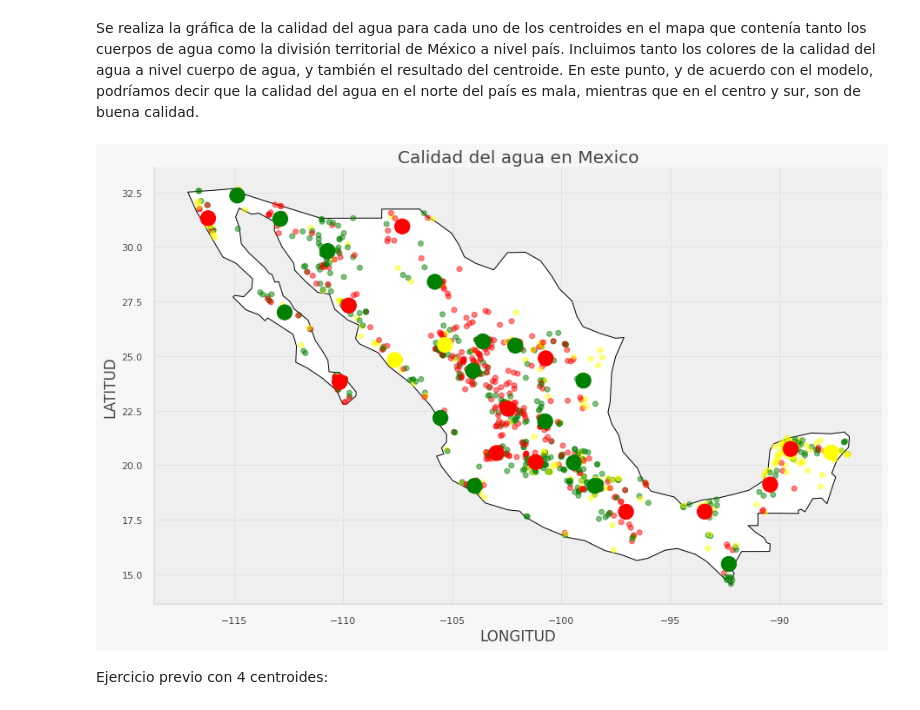
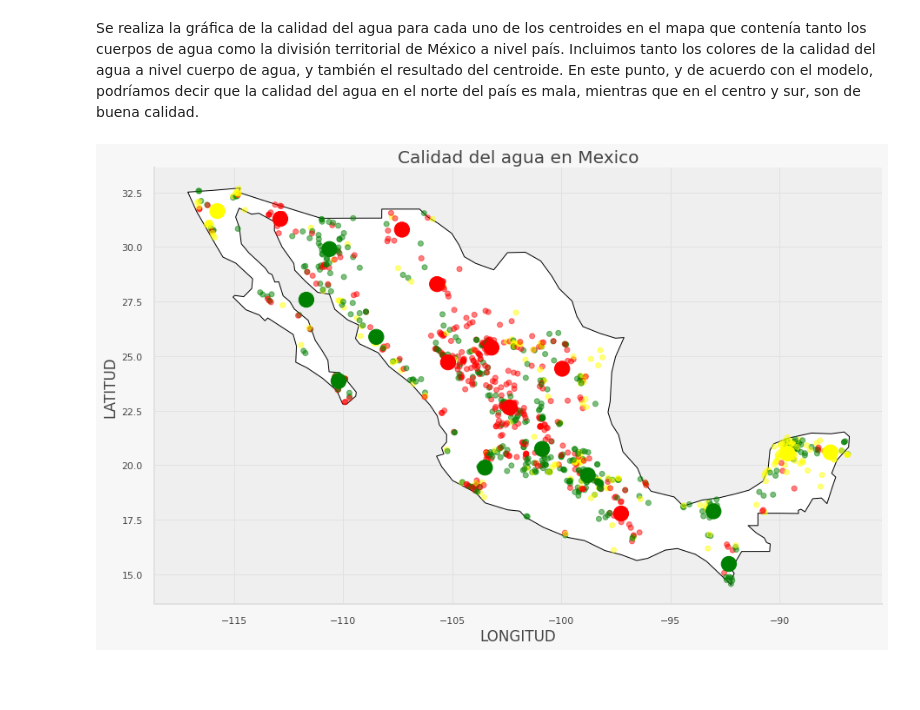
Before and after one commit to PosgradoMNA/actividades-del-projecto-equipo-9, a Jupyter notebook: Reto.ipynb, the cells around one changed output. Saved outputs shown, nothing was run; the diff lists cells and outputs as text; code cells hidden in the pictures; blank space fills up the shorter version.

```diff
--- a/Reto.ipynb
+++ b/Reto.ipynb
@@ -536,13 +536,24 @@ Hemos decidido quedarnos únicamente con 30 centroides, ya que esto nos parece e
 # %%
-kmeans = KMeans(n_clusters = 30, random_state=41)
+kmeans = KMeans(n_clusters = 20, random_state=41)
 kmeans.fit(latlong[['LONGITUD','LATITUD']])
 
 centroids = kmeans.cluster_centers_
-labels = kmeans.labels_
+labels = kmeans.predict(latlong[['LONGITUD','LATITUD']])
+latlong["label"] = labels
+latlong["semaforo"] = df["SEMAFORO"]
+
+centroids_df = pd.DataFrame(centroids)
+centroids_df["latlon"] = list(zip(centroids_df[0], centroids_df[1]))
+centroids_df["latlon"] = centroids_df["latlon"].apply(Point)
+
+for label in np.unique(labels):
+    centroids_df.loc[label, "color"] = latlong[latlong["label"] == label]["semaforo"].mode()[0]
 
 print("=============Labels================")
 print(np.unique(labels))
 print("=============Centroides============")
-print(centroids)
+print(centroids_df)
+
+latlong.head()
 # %% [output]
 =============Labels================
@@ -565,10 +592,2 @@ print(centroids)
 # %% [markdown]
 A continuación, se realiza un dataframe para geopanda con los valores de los centroides previamente calculados.
-# %%
-centroids_df = pd.DataFrame(centroids)
-centroids_df["latlon"] = list(zip(centroids_df[0], centroids_df[1]))
-centroids_df["latlon"] = centroids_df["latlon"].apply(Point)
-centroids_df["address"] = ""
-
-geodataframe = gpd.GeoDataFrame(centroids_df, geometry="latlon")
-geodataframe
@@ -595,23 +617,21 @@ Se realiza la gráfica de la calidad del agua para cada uno de los centroides en
 # %%
 fig, gax = plt.subplots(figsize=(15,10))
 
 world.query("name == 'Mexico'").plot(ax = gax, edgecolor='black', color='white')
 
-gdf.plot(ax=gax, color=gdf['SEMAFORO'], alpha = 0.5)
-geodataframe.plot(ax=gax, color=gdf['SEMAFORO'], alpha = 1, markersize = 300)
+gdf.plot(ax=gax, color=latlong["semaforo"], alpha = 0.5)
+geodataframe.plot(ax=gax, color=centroids_df["color"], alpha = 1, markersize = 300)
 
 gax.set_xlabel('LONGITUD')
 gax.set_ylabel('LATITUD')
 gax.set_title('Calidad del agua en Mexico')
 
 gax.spines['top'].set_visible(False)
 gax.spines['right'].set_visible(False)
 
 plt.show()
 # %% [output]
-[figure, old version]
+[figure, new version]
-# %% [markdown]
-Ejercicio previo con 4 centroides:
 # %% [markdown]
 ![image.png](embedded-picture-1)
 # %% [markdown]
```
Also changed, not shown: parts of 29 cells of this notebook.
